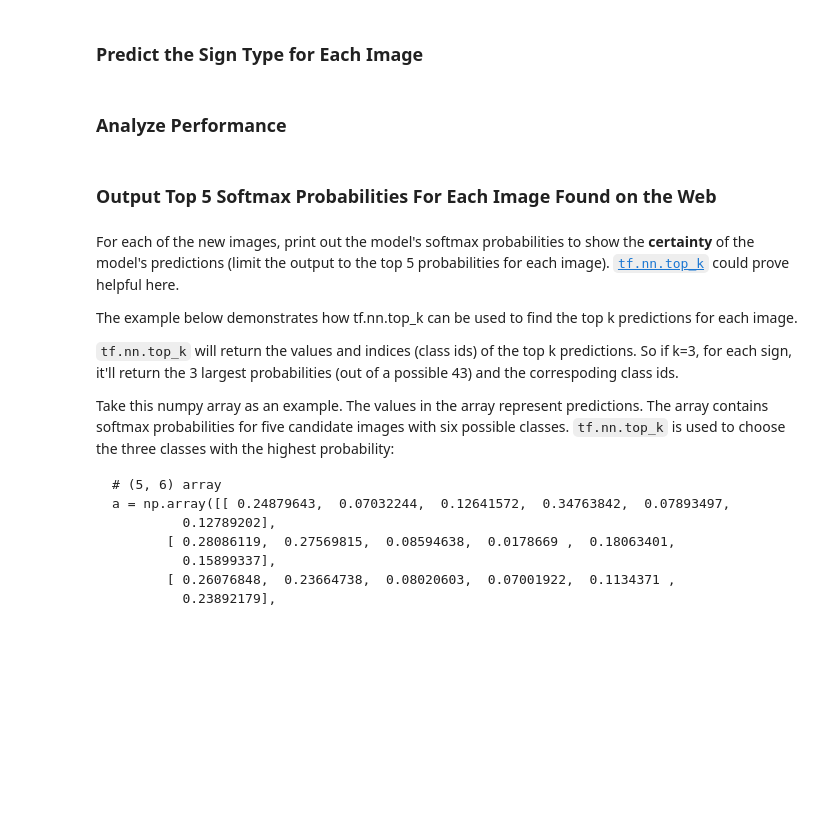
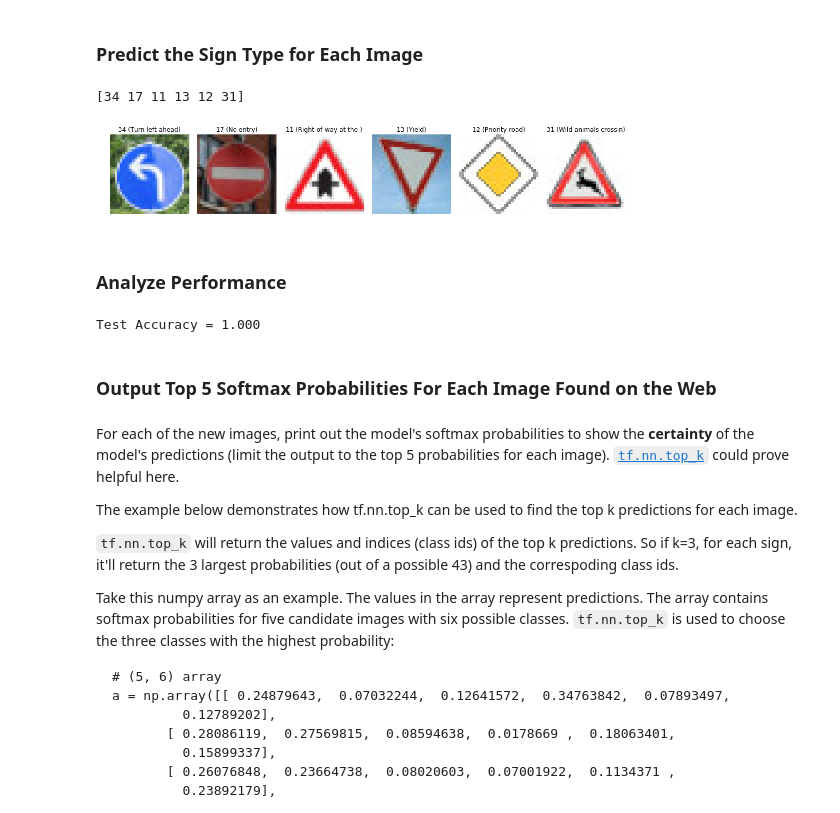
Before and after one commit to MarkBroerkens/CarND-Traffic-Sign-Classifier-Project, a Jupyter notebook: Traffic_Sign_Classifier.ipynb, the cells around one changed output. Saved outputs shown, nothing was run; the diff lists cells and outputs as text; code cells hidden in the pictures; blank space fills up the shorter version.

```diff
--- a/Traffic_Sign_Classifier.ipynb
+++ b/Traffic_Sign_Classifier.ipynb
@@ -259,7 +259,7 @@ X_train, y_train = shuffle(X_train, y_train)
 # %%
 import tensorflow as tf
 
-EPOCHS = 30
+EPOCHS = 50
 BATCH_SIZE = 128
 DROPOUT = 0.5
 # %%
@@ -358,6 +358,7 @@ def LeNet_modified(x):
 
     # Layer 2: Flatten. Input = 5x5x16. Output = 400.
     fc0   = flatten(conv2)
+    fc0   = tf.nn.dropout(fc0, keep_prob)
 
     # Layer 3: Fully Connected. Input = 400. Output = 120.
     fc1_W = tf.Variable(tf.truncated_normal(shape=(400, 120), mean = mu, stddev = sigma))
@@ -366,6 +367,8 @@ def LeNet_modified(x):
 
     # Layer 3: Activation.
     fc1    = tf.nn.relu(fc1)
+    fc1    = tf.nn.dropout(fc1, keep_prob)
+
 
     # Layer 4: Fully Connected. Input = 120. Output = 84.
     fc2_W  = tf.Variable(tf.truncated_normal(shape=(120, 84), mean = mu, stddev = sigma))
@@ -397,7 +400,7 @@ sets imply underfitting. A high accuracy on the training set but low accuracy on
 ### the accuracy on the test set should be calculated and reported as well.
 ### Feel free to use as many code cells as needed.
 
-rate = 0.0007
+rate = 0.0006
 
 logits = LeNet_modified(x)
 cross_entropy = tf.nn.softmax_cross_entropy_with_logits(labels=one_hot_y, logits=logits)
@@ -526,18 +534,21 @@ print ('Done')
 # %%
 ### Run the predictions here and use the model to output the prediction for each image.
 ### Make sure to pre-process the images with the same pre-processing pipeline used earlier.
 ### Feel free to use as many code cells as needed.
 
 my_X_test_preProcessed = preProcess(np.array(my_X_test))
 
 prediction=tf.argmax(logits,1)
 
 with tf.Session() as sess:
     saver.restore(sess, tf.train.latest_checkpoint('.'))
-    predictions = sess.run(prediction, feed_dict={x: my_X_test_preProcessed})
+    predictions = sess.run(prediction, feed_dict={x: my_X_test_preProcessed, keep_prob: 1.0})
     visualizeImages(my_X_test, predictions)
 
     print (predictions)
+# %% [output]
+[34 17 11 13 12 31]
+[figure, added]
 # %% [markdown]
 ### Analyze Performance
 # %%
@@ -549,6 +560,8 @@ with tf.Session() as sess:
 
     test_accuracy = evaluate(my_X_test_preProcessed, my_Y_test)
     print("Test Accuracy = {:.3f}".format(test_accuracy))
+# %% [output]
+Test Accuracy = 1.000
 # %% [markdown]
 ### Output Top 5 Softmax Probabilities For Each Image Found on the Web
 # %% [markdown]
```
Also changed, not shown: parts of 6 cells of this notebook, 1 other file.
